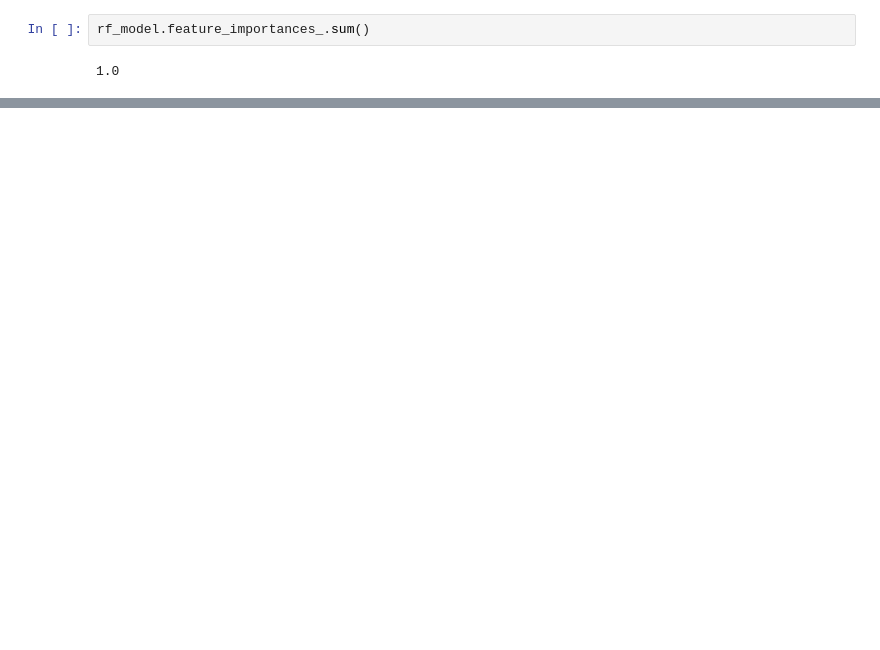
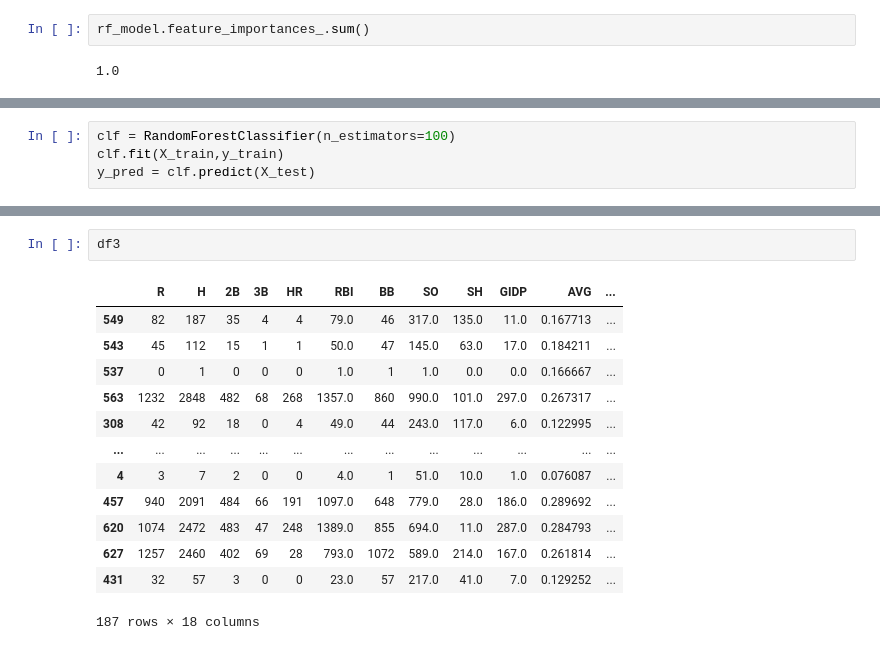
Before and after one commit to arivers444/Project_Finale, a Jupyter notebook: HOF_randomF.ipynb, the cells around one changed output, grey strips where cells are left out. Drawn from its saved outputs; the diff is of its cells as text; blank space fills up the shorter version.

```diff
--- a/HOF_randomF.ipynb
+++ b/HOF_randomF.ipynb
@@ -265,0 +362,4 @@ rf_model.feature_importances_.sum()
+# %%
+clf = RandomForestClassifier(n_estimators=100)
+clf.fit(X_train,y_train)
+y_pred = clf.predict(X_test)
@@ -265,0 +422,16 @@ rf_model.feature_importances_.sum()
+# %%
+df3
+# %% [output]
+|  | R | H | 2B | 3B | HR | RBI | BB | SO | SH | GIDP | AVG | ... |
+| 549 | 82 | 187 | 35 | 4 | 4 | 79.0 | 46 | 317.0 | 135.0 | 11.0 | 0.167713 | ... |
+| 543 | 45 | 112 | 15 | 1 | 1 | 50.0 | 47 | 145.0 | 63.0 | 17.0 | 0.184211 | ... |
+| 537 | 0 | 1 | 0 | 0 | 0 | 1.0 | 1 | 1.0 | 0.0 | 0.0 | 0.166667 | ... |
+| 563 | 1232 | 2848 | 482 | 68 | 268 | 1357.0 | 860 | 990.0 | 101.0 | 297.0 | 0.267317 | ... |
+| 308 | 42 | 92 | 18 | 0 | 4 | 49.0 | 44 | 243.0 | 117.0 | 6.0 | 0.122995 | ... |
+| ... | ... | ... | ... | ... | ... | ... | ... | ... | ... | ... | ... | ... |
+| 4 | 3 | 7 | 2 | 0 | 0 | 4.0 | 1 | 51.0 | 10.0 | 1.0 | 0.076087 | ... |
+| 457 | 940 | 2091 | 484 | 66 | 191 | 1097.0 | 648 | 779.0 | 28.0 | 186.0 | 0.289692 | ... |
+| 620 | 1074 | 2472 | 483 | 47 | 248 | 1389.0 | 855 | 694.0 | 11.0 | 287.0 | 0.284793 | ... |
+| 627 | 1257 | 2460 | 402 | 69 | 28 | 793.0 | 1072 | 589.0 | 214.0 | 167.0 | 0.261814 | ... |
+| 431 | 32 | 57 | 3 | 0 | 0 | 23.0 | 57 | 217.0 | 41.0 | 7.0 | 0.129252 | ... |
+187 rows × 18 columns
```
Also changed, not shown: parts of 16 cells of this notebook.
